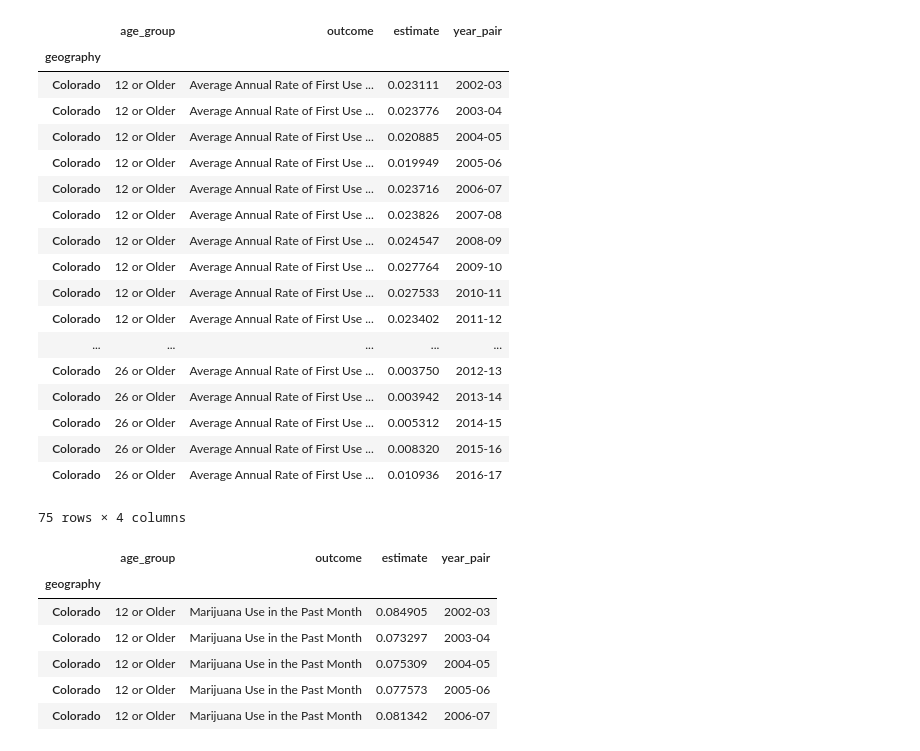
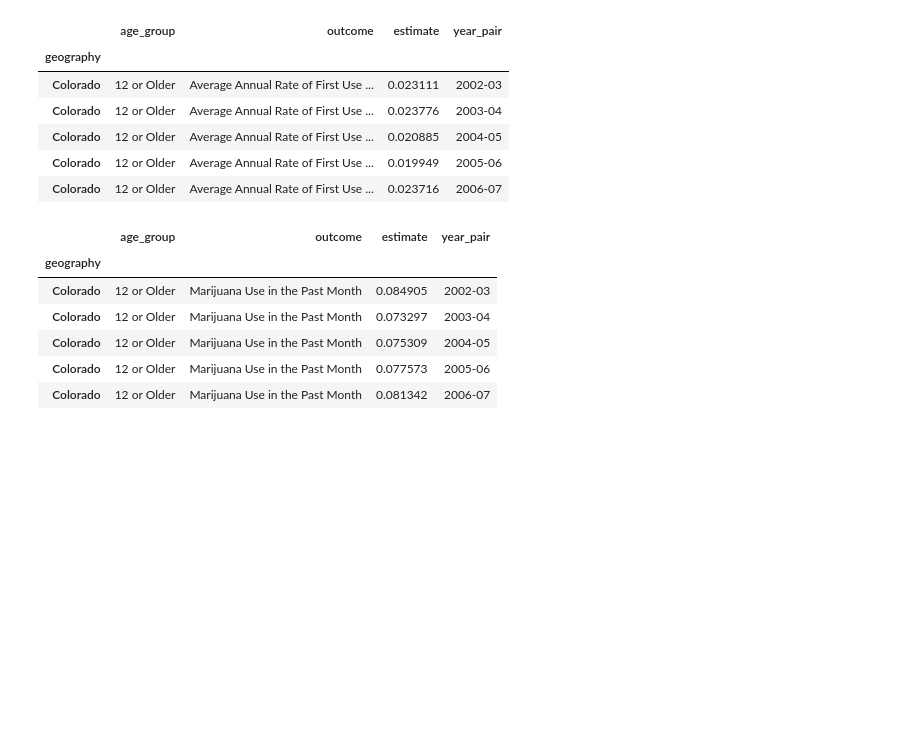
Before and after one commit to zdsteele/Project_1, a Jupyter notebook: Drug_Data_Years_Zach/Concatenated_df.ipynb, the cells around one changed output. Drawn from its saved outputs; the diff is of its cells as text; code cells hidden in the pictures; blank space fills up the shorter version.

```diff
--- a/Drug_Data_Years_Zach/Concatenated_df.ipynb
+++ b/Drug_Data_Years_Zach/Concatenated_df.ipynb
@@ -37,27 +25,15 @@ Colorado_loc = geography_df.loc[["Colorado"], ['age_group', 'outcome', 'estimate
 # %%
 # Colorado All Ages First Time Marijuana use in the Past Year
 Colorado_First_Use_df = Colorado_loc.loc[Colorado_loc["outcome"] == "Average Annual Rate of First Use of Marijuana"]
-Colorado_First_Use_df
+Colorado_First_Use_df.head()
 # %% [output]
 |  | age_group | outcome | estimate | year_pair |
 | geography |  |  |  |  |
 | Colorado | 12 or Older | Average Annual Rate of First Use ... | 0.023111 | 2002-03 |
 | Colorado | 12 or Older | Average Annual Rate of First Use ... | 0.023776 | 2003-04 |
 | Colorado | 12 or Older | Average Annual Rate of First Use ... | 0.020885 | 2004-05 |
 | Colorado | 12 or Older | Average Annual Rate of First Use ... | 0.019949 | 2005-06 |
 | Colorado | 12 or Older | Average Annual Rate of First Use ... | 0.023716 | 2006-07 |
-| Colorado | 12 or Older | Average Annual Rate of First Use ... | 0.023826 | 2007-08 |
-| Colorado | 12 or Older | Average Annual Rate of First Use ... | 0.024547 | 2008-09 |
-| Colorado | 12 or Older | Average Annual Rate of First Use ... | 0.027764 | 2009-10 |
-| Colorado | 12 or Older | Average Annual Rate of First Use ... | 0.027533 | 2010-11 |
-| Colorado | 12 or Older | Average Annual Rate of First Use ... | 0.023402 | 2011-12 |
-| ... | ... | ... | ... | ... |
-| Colorado | 26 or Older | Average Annual Rate of First Use ... | 0.003750 | 2012-13 |
-| Colorado | 26 or Older | Average Annual Rate of First Use ... | 0.003942 | 2013-14 |
-| Colorado | 26 or Older | Average Annual Rate of First Use ... | 0.005312 | 2014-15 |
-| Colorado | 26 or Older | Average Annual Rate of First Use ... | 0.008320 | 2015-16 |
-| Colorado | 26 or Older | Average Annual Rate of First Use ... | 0.010936 | 2016-17 |
-75 rows × 4 columns
 # %%
 # Colorado Ages 12 or Older Marijuana Use in the Past Month
 Colorado_Mar_df = Colorado_loc.loc[Colorado_loc["outcome"] == "Marijuana Use in the Past Month"]
```
Also changed, not shown: parts of 2 cells of this notebook.
